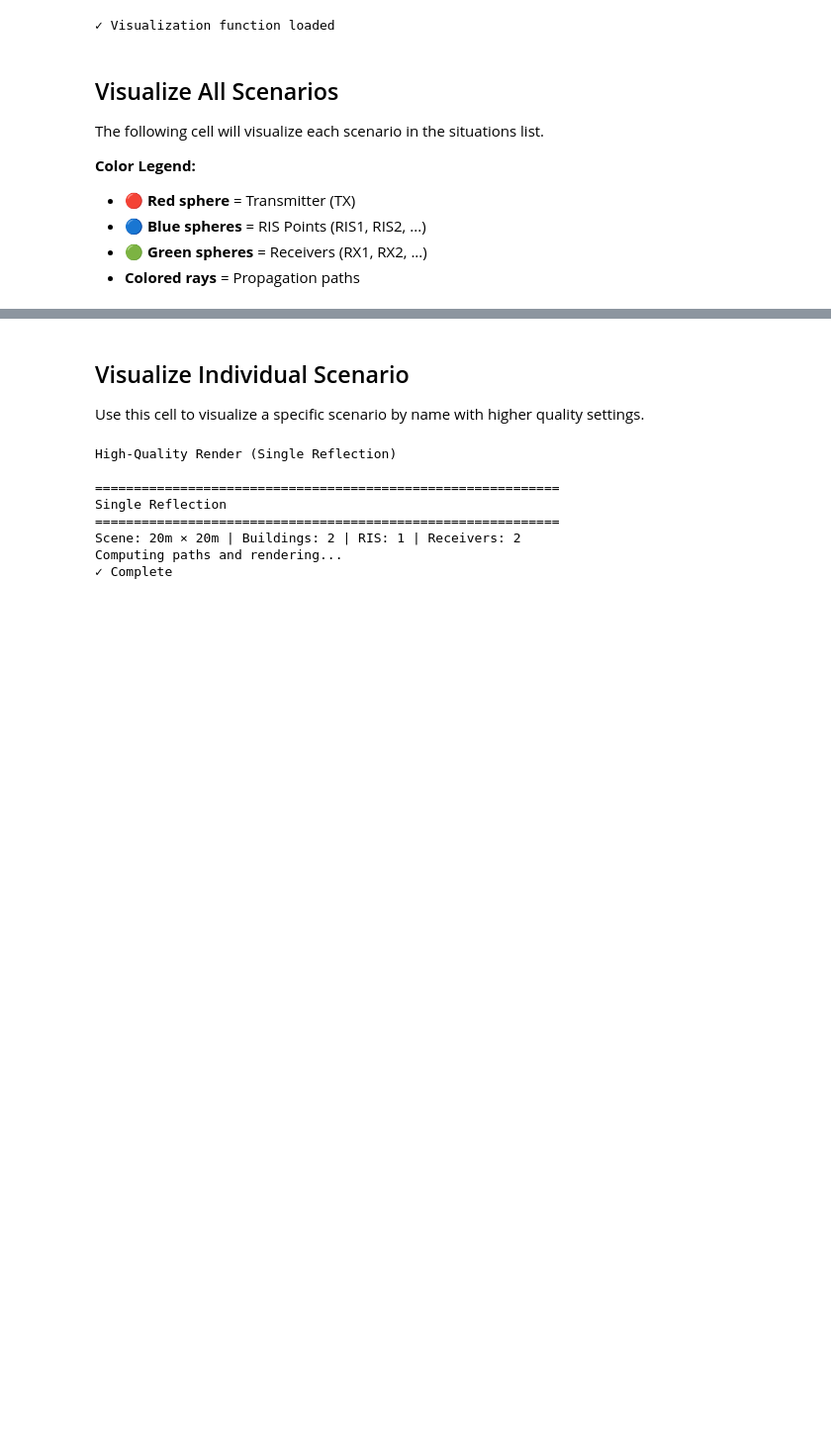
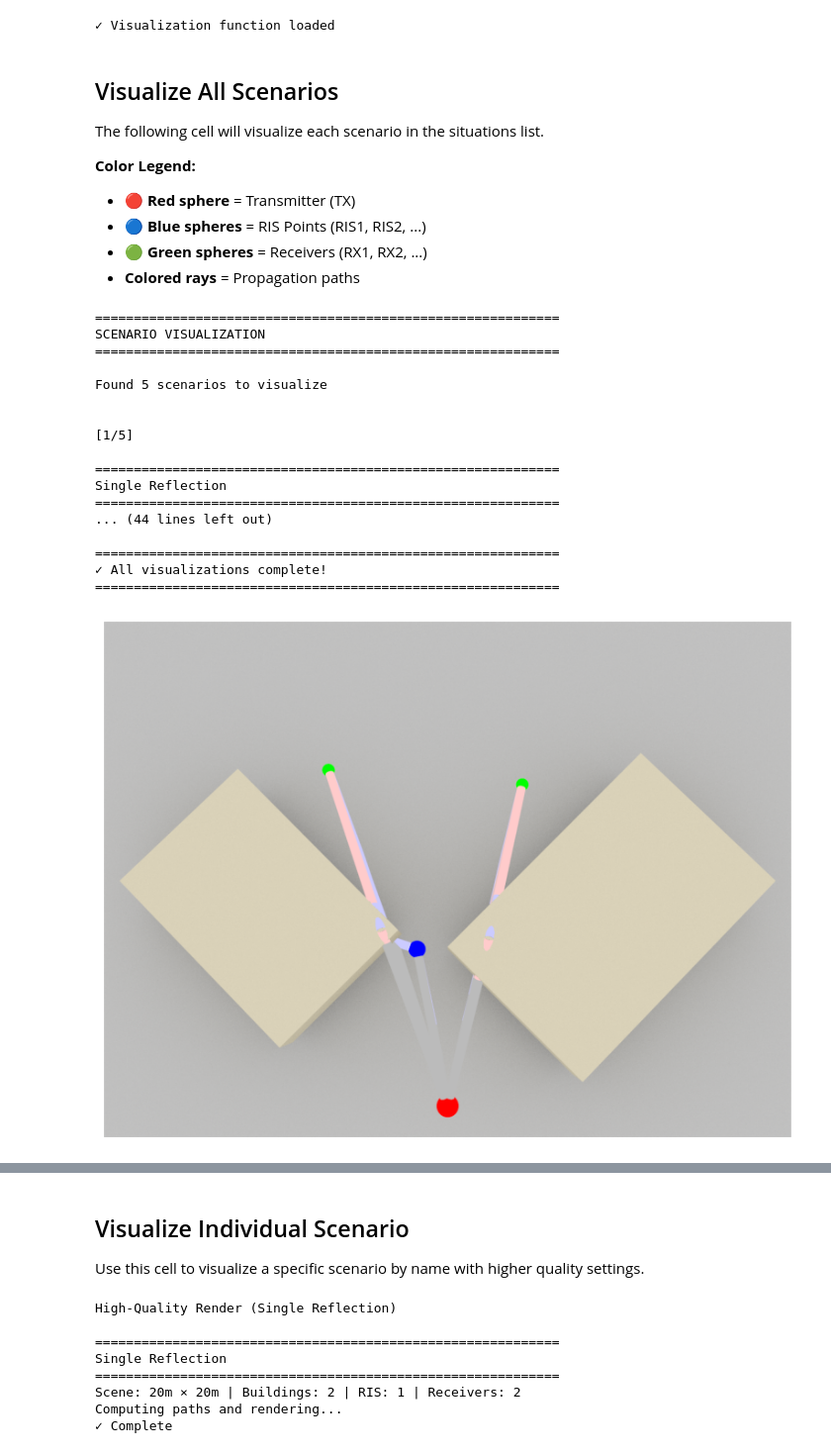
Before and after one commit to Marrocco-Simone/pls-ris, a Jupyter notebook: visualize_scenarios.ipynb, the cells around one changed output, grey strips where cells are left out. Shown at 99% size. Cells and saved outputs as stored; diff of their text form; code cells hidden in the pictures; blank space fills up the shorter version.

```diff
--- a/visualize_scenarios.ipynb
+++ b/visualize_scenarios.ipynb
@@ -116,15 +116,9 @@ def visualize_scenario(situation, render_resolution=(1200, 900), num_samples=256
     center_y = situation['height'] / 2
     max_dim = max(situation['width'], situation['height'])
 
-    # Separate formulas for small vs large scenes
-    if max_dim <= 100:  # Small scenarios (20m scenes)
-        camera_height = max_dim * 2  # ~24m for 20m scenes
-        camera_offset = max_dim * 0.15  # Slight offset for subtle 3D
-        look_at_height = 5.0  # Actor height level
-    else:  # Large scenarios (2000m scenes)
-        camera_height = max_dim * 0.50  # ~500m for 2000m scenes
-        camera_offset = max_dim * 0.05  # Minimal offset for overview
-        look_at_height = 10.0  # Slightly above actors
+    camera_height = max_dim * 2
+    camera_offset = max_dim * 0.15  # Slight offset for subtle 3D
+    look_at_height = 5.0  # Actor height level
 
     camera = Camera(
         position=mi.Point3f([center_x - camera_offset, center_y - camera_offset, camera_height]),
@@ -196,25 +190,44 @@ The following cell will visualize each scenario in the situations list.
 - **Colored rays** = Propagation paths
 # %%
 # Visualize all scenarios marked with calculate=True
-should_do_all = False
+should_do_all = True
 if should_do_all:
     print("="*60)
     print("SCENARIO VISUALIZATION")
     print("="*60)
 
     scenarios_to_visualize = [s for s in situations if s['calculate']]
     print(f"\nFound {len(scenarios_to_visualize)} scenarios to visualize\n")
 
     for i, situation in enumerate(scenarios_to_visualize, 1):
         print(f"\n[{i}/{len(scenarios_to_visualize)}]")
         try:
             visualize_scenario(situation, render_resolution=(1200, 900), num_samples=256)
 
         except Exception as e:
             print(f"❌ Error visualizing {situation['simulation_name']}: {e}")
             import traceback
             traceback.print_exc()
 
     print("\n" + "="*60)
     print("✓ All visualizations complete!")
     print("="*60)
+# %% [output]
+============================================================
+SCENARIO VISUALIZATION
+============================================================
+
+Found 5 scenarios to visualize
+
+
+[1/5]
+
+============================================================
+Single Reflection
+============================================================
+... (44 lines left out)
+
+============================================================
+✓ All visualizations complete!
+============================================================
+[figure, added]
```
Also changed, not shown: parts of 1 cell of this notebook.
